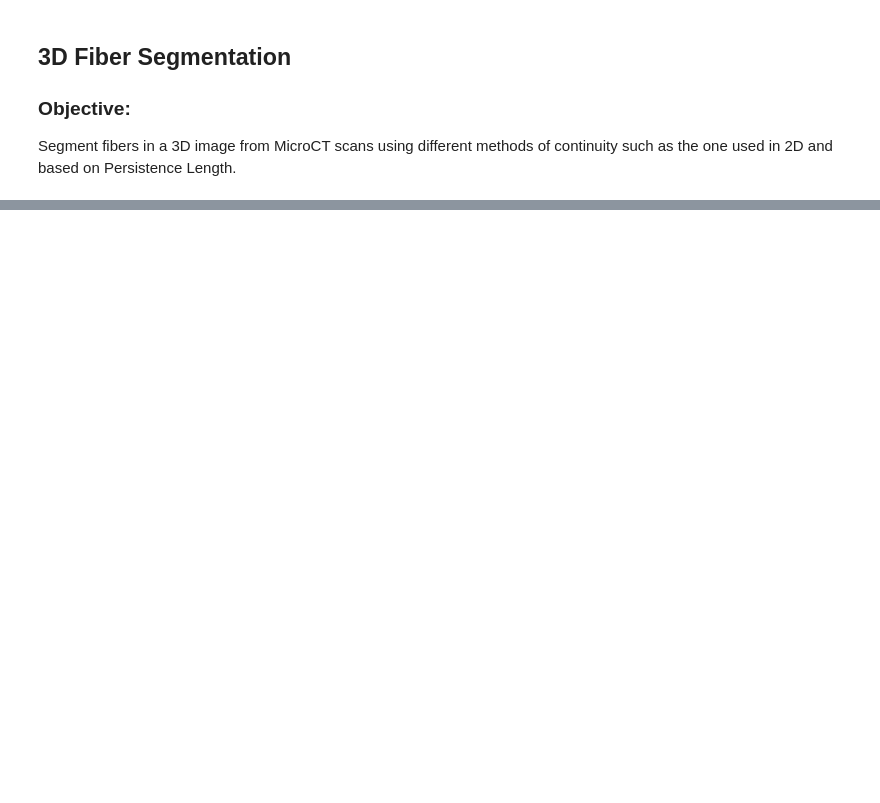
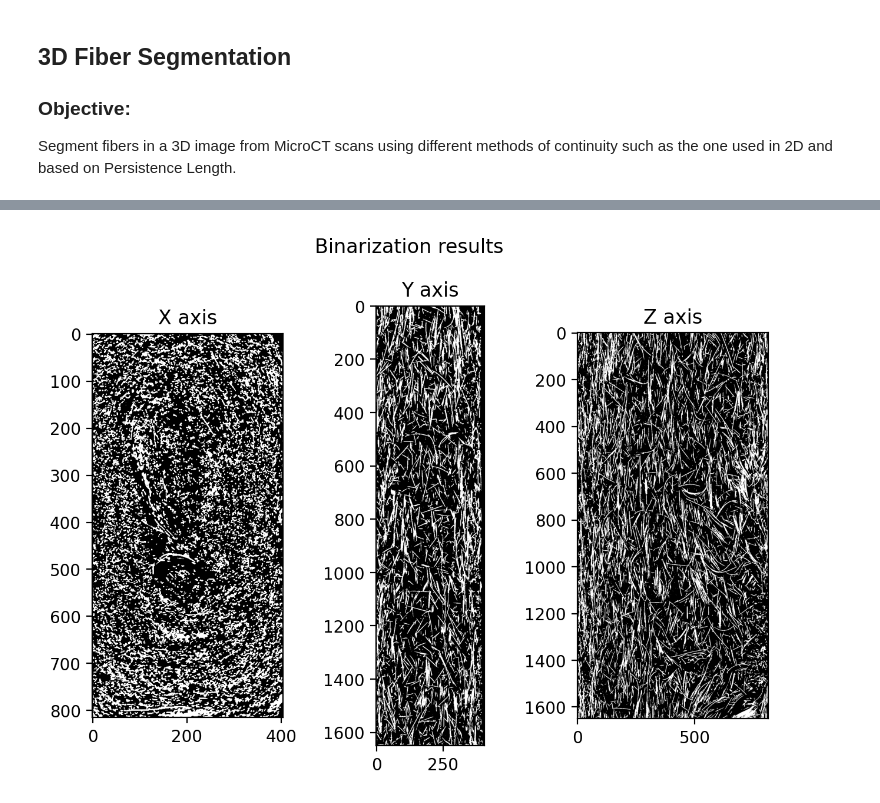
Before and after one commit to litc-ufmg/toronto-fibers, a Jupyter notebook: fiber_seg_3D.ipynb, the cells around one changed output, grey strips where cells are left out. Drawn from its saved outputs; the diff is of its cells as text; code cells hidden in the pictures; blank space fills up the shorter version.

```diff
--- a/fiber_seg_3D.ipynb
+++ b/fiber_seg_3D.ipynb
@@ -94,3 +131,30 @@ Dimensions selected image (no shadows):
+# %%
+# Binarization results
+
+# Axis plot
+plt.figure(dpi=200)
+plt.suptitle("Binarization results")
+plt.subplot(1,3,1)
+plt.imshow(binary_img[10,:,:], cmap='gray')
+plt.title("X axis")
+
+plt.subplot(1,3,2)
+plt.imshow(binary_img[:,10,:], cmap='gray')
+plt.title("Y axis")
+
+plt.subplot(1,3,3)
+plt.imshow(binary_img[:,:,10], cmap='gray')
+plt.title("Z axis")
+
+plt.tight_layout()
+plt.show()
+
+# Visualizing w/ Napari
+# tifffile.imwrite("./fiber_img/3d-res/binary_img.tif", binary_img.astype(np.uint8) * 255)
+# scp homero_castro@litc59:/home/homero_castro/toronto/fiber_img/3d-res/binary_img.tif C:\Users\Homero\documents\LITC\Toronto_Fibers\fiber_img\3d-res
+# napari ./fiber_img/3d-res/binary_img.tif
+# %% [output]
+[figure, added]
 # %%
 # Selecting a 3D cubic section of the block for tests
 n_pixels = 50
```
Also changed, not shown: parts of 11 cells of this notebook.
